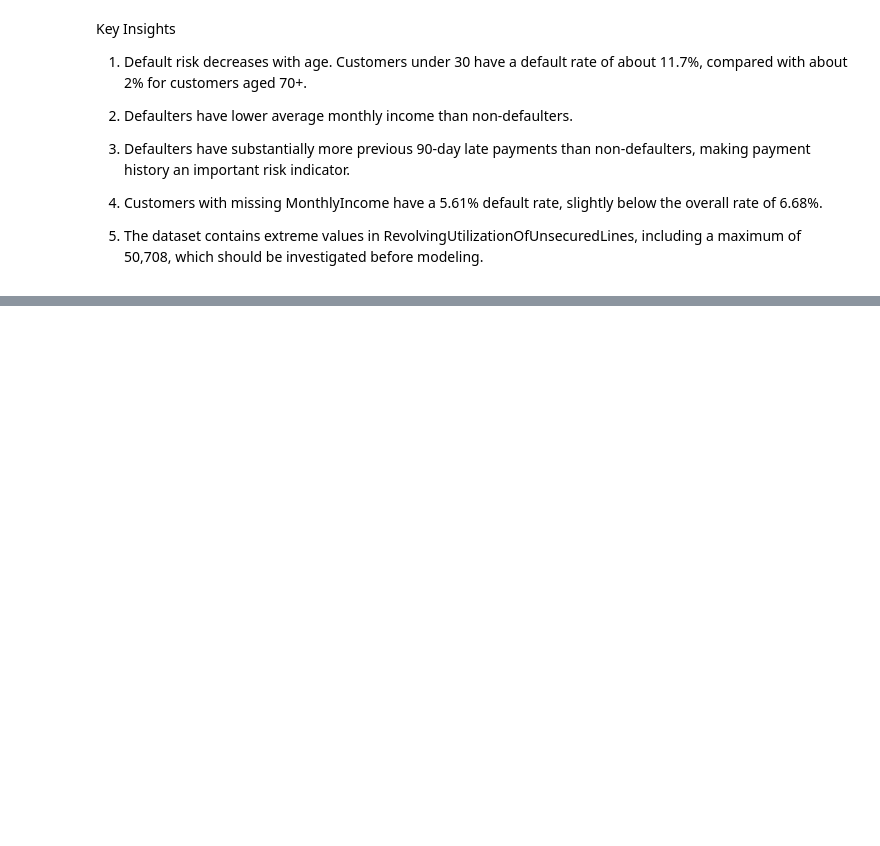
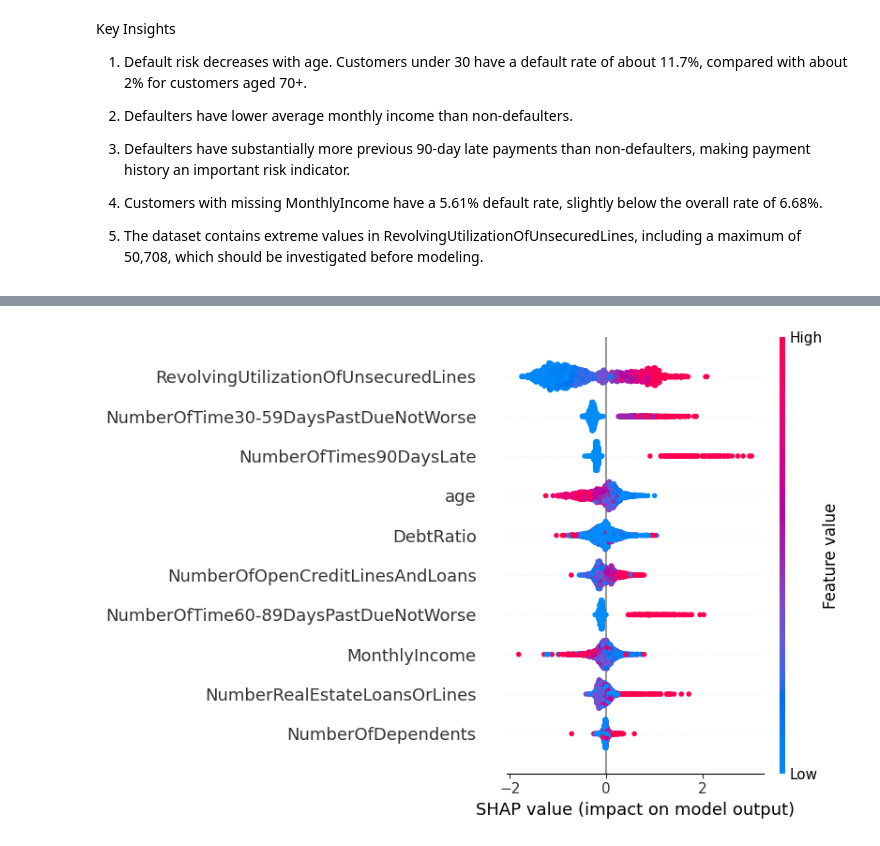
Before and after one commit to hafeezmohi/credit-risk-shap, a Jupyter notebook: credit-risk-p.ipynb, the cells around one changed output, grey strips where cells are left out. Cells and saved outputs as stored; diff of their text form; code cells hidden in the pictures; blank space fills up the shorter version.

Commit message:
Add SHAP explainability analysis

```diff
--- a/credit-risk-p.ipynb
+++ b/credit-risk-p.ipynb
@@ -202,0 +234,23 @@ Key Insights
+# %%
+#phase 4
+from sklearn.linear_model import LogisticRegression
+from sklearn.ensemble import RandomForestClassifier
+from xgboost import XGBClassifier
+from sklearn.metrics import roc_auc_score, classification_report
+
+models = {
+    "Logistic Regression": LogisticRegression(max_iter=1000),
+    "Random Forest": RandomForestClassifier(n_estimators=200, random_state=42),
+    "XGBoost": XGBClassifier(eval_metric="logloss", random_state=42)
+}
+
+results = {}
+
+for name, model in models.items():
+    model.fit(X_train_scaled, y_train)
+    probs = model.predict_proba(X_test_scaled)[:, 1]
+    preds = model.predict(X_test_scaled)
+    auc = roc_auc_score(y_test, probs)
+    results[name] = auc
+    print(f"\n{name} — ROC-AUC: {auc:.4f}")
+    print(classification_report(y_test, preds))
@@ -202,0 +275,13 @@ Key Insights
+# %%
+from xgboost import XGBClassifier
+import shap
+
+xgb_model = XGBClassifier(eval_metric="logloss", random_state=42)
+xgb_model.fit(X_train_scaled, y_train)
+
+explainer = shap.TreeExplainer(xgb_model)
+shap_values = explainer.shap_values(X_test_scaled[:2000])
+
+shap.summary_plot(shap_values, X_test.iloc[:2000], feature_names=X.columns)
+# %% [output]
+[figure, added]
```
Also changed, not shown: parts of 2 cells of this notebook.
